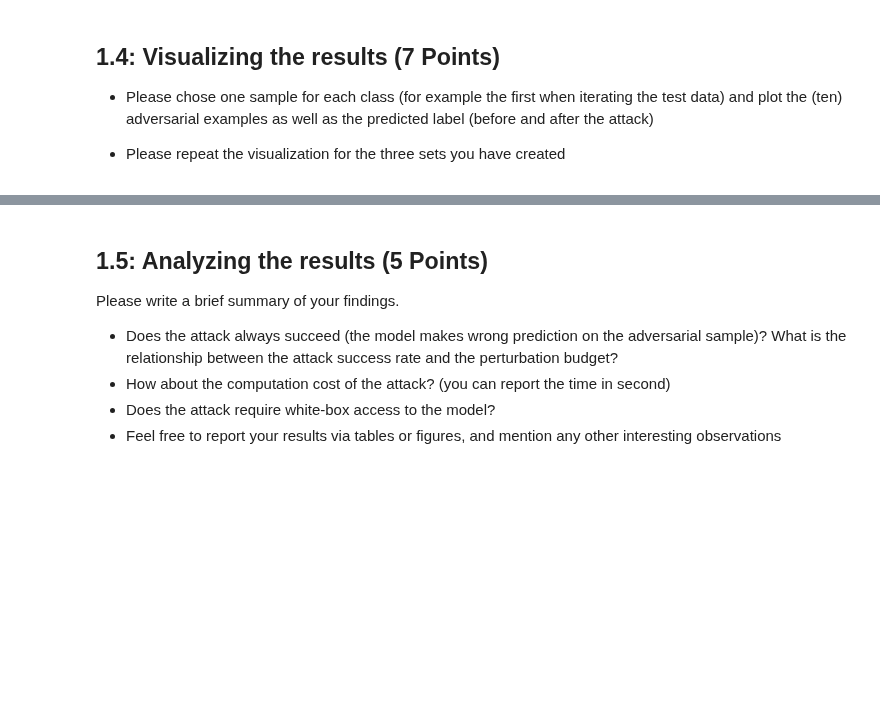
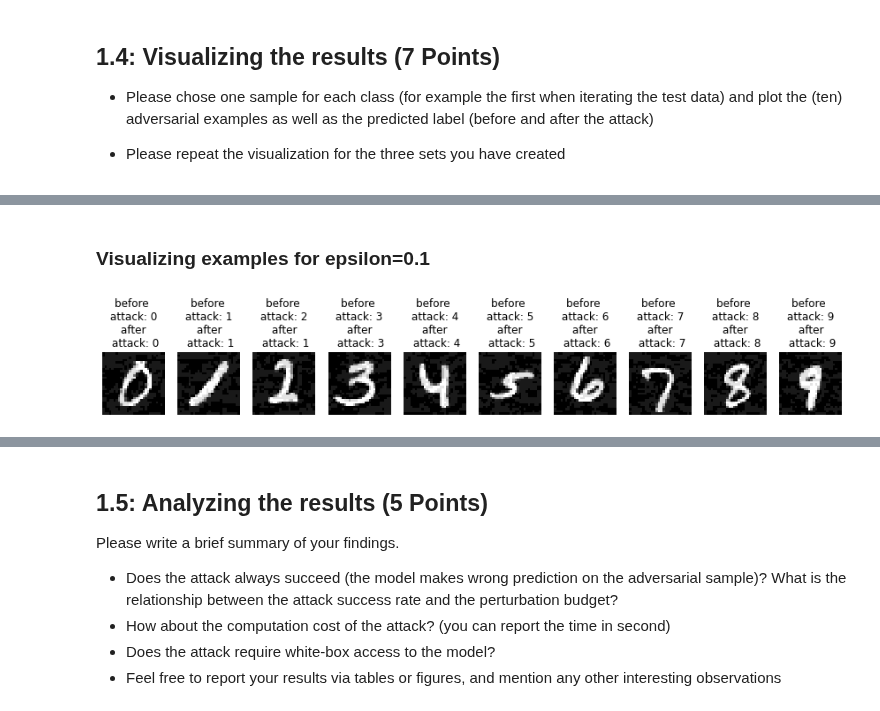
Before and after one commit to shahrukhx01/adversarial-ml-101, a Jupyter notebook: assignment2/shahrukh/2021_11_12_Task_02.ipynb.ipynb, the cells around one changed output, grey strips where cells are left out. Drawn from its saved outputs; the diff is of its cells as text; code cells hidden in the pictures; blank space fills up the shorter version.

```diff
--- a/assignment2/shahrukh/2021_11_12_Task_02.ipynb.ipynb
+++ b/assignment2/shahrukh/2021_11_12_Task_02.ipynb.ipynb
@@ -438,28 +486,3 @@ tensor([[0]]) tensor([0])
 * Please chose one sample for each class (for example the first when iterating the test data) and plot the (ten) adversarial examples as well as the predicted label (before and after the attack)
 
 * Please repeat the visualization for the three sets you have created
-# %%
-#
-#
-# ------- Your Code -------
-#
-#
-
-# template code (Please feel free to change this)
-# (each column corresponds to one attack method)
-col_titles = ['Ori','FGSM','Method 1', 'Method 2']
-nsamples = 10
-nrows = nsamples
-ncols = len(col_titles)
-
-fig, axes = plt.subplots(nrows,ncols,figsize=(8,12))  # create the figure with subplots
-[ax.set_axis_off() for ax in axes.ravel()]  # remove the axis
-
-for ax, col in zip(axes[0], col_titles): # set up the title for each column
-    ax.set_title(col,fontdict={'fontsize':18,'color':'b'})
-
-for i in range(nsamples):
-    axes[i,0].imshow(images_ori[i])
-    axes[i,1].imshow(adv_FGSM[i])
-    axes[i,2].imshow(adv_Method1[i])
-    axes[i,3].imshow(adv_Method2[i])
@@ -468,0 +489,22 @@ NameError: name 'images_ori' is not defined
+# %%
+def visualize_perturbed_samples(epsilon):
+    nsamples = 10
+    nrows = nsamples
+    ncols = 10
+
+    fig, axes = plt.subplots(1,ncols,figsize=(1.5*nrows,2.5*ncols))  # create the figure with subplots
+    [ax.set_axis_off() for ax in axes.ravel()]  # remove the axis
+
+    epsilon_val = epsilon_param(epsilon=epsilon)
+    labels = np.array([target.detach().numpy()[0] for target in fgsm_sets[epsilon_val]["targets"]])
+    for i in range(nsamples):
+        index = result = np.where(labels == i)[0][0]
+        axes[i].imshow(fgsm_sets[epsilon_val]["fgsm_images"][index].detach().numpy()[0][0])
+        axes[i].set_title('before \n attack: {} \n after \n attack: {}'.format(fgsm_sets[epsilon_val]["undefended_model_predictions"][index].detach().numpy()[0],
+                                                                                fgsm_sets[epsilon_val]["undefended_model_fgsm_predictions"][index].detach().numpy()[0]))
+# %% [markdown]
+### Visualizing examples for epsilon=0.1
+# %%
+visualize_perturbed_samples(epsilon=0.1)
+# %% [output]
+[figure, added]
```
Also changed, not shown: parts of 9 cells of this notebook.
